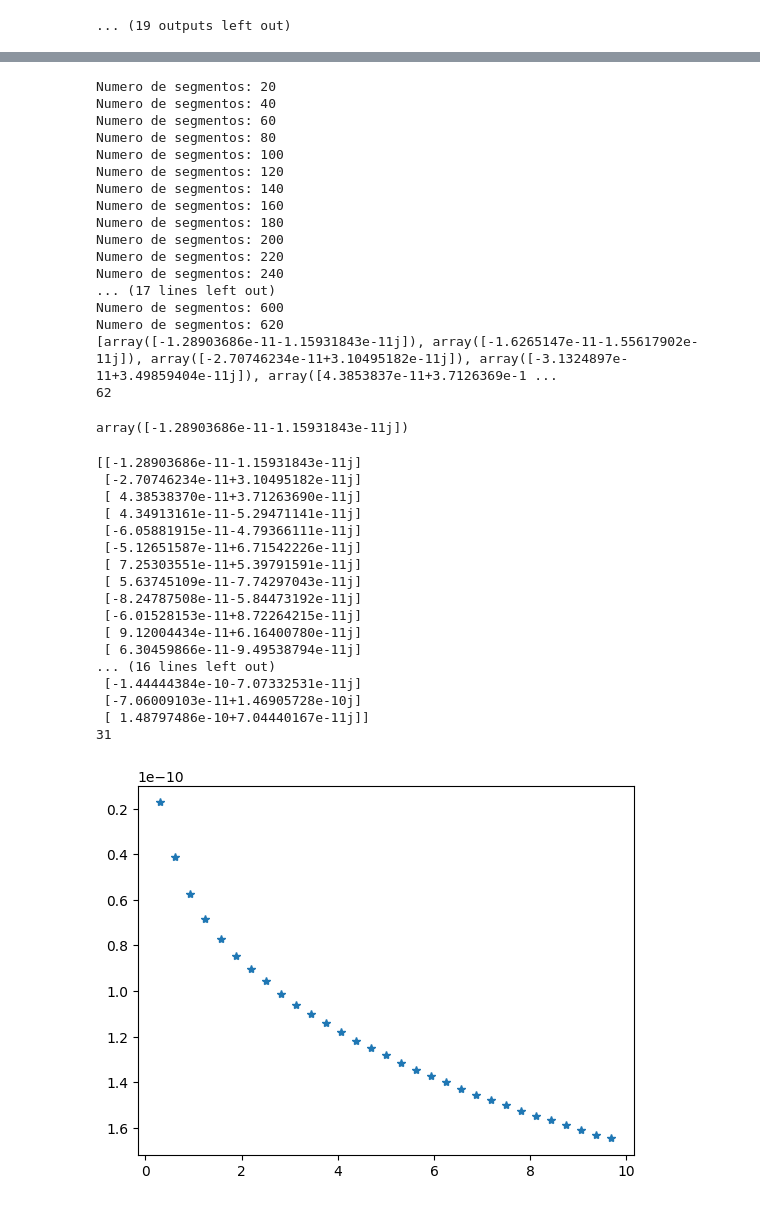
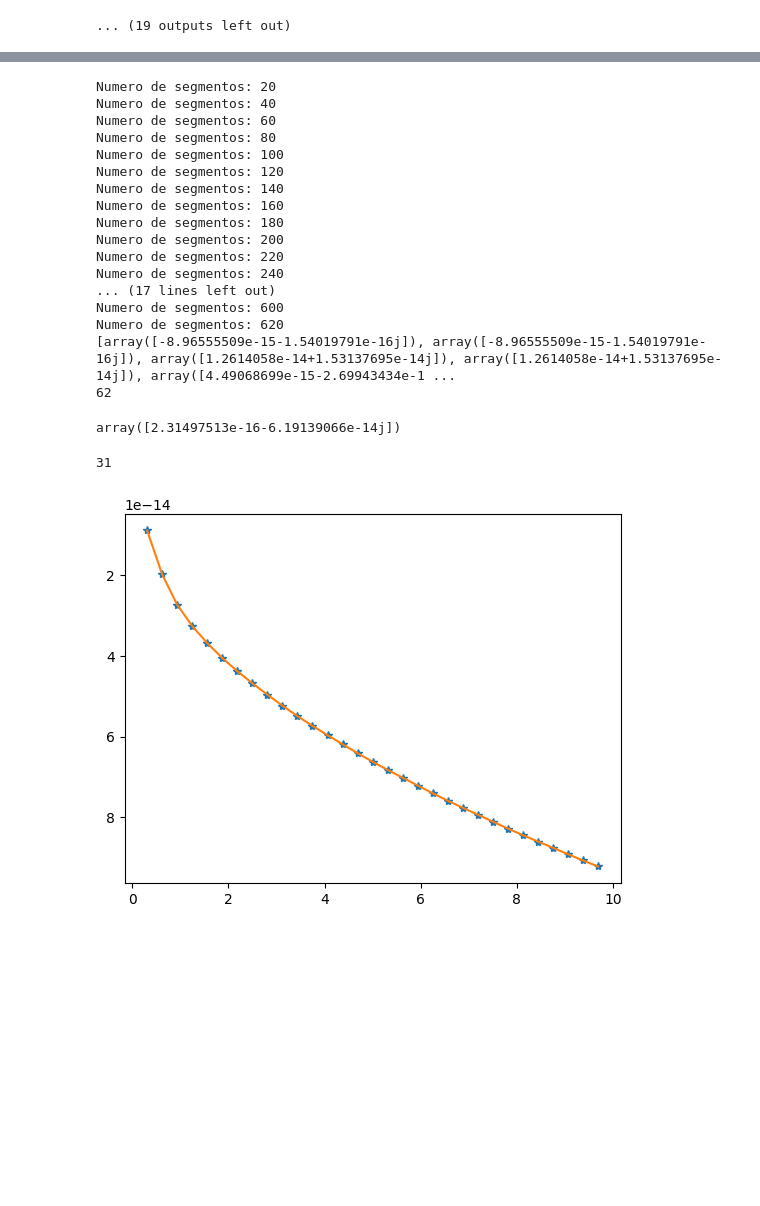
Before and after one commit to seismomat/IBEM, a Jupyter notebook: IBEM_General.ipynb, the cells around one changed output, grey strips where cells are left out. Drawn from its saved outputs; the diff is of its cells as text; code cells hidden in the pictures; blank space fills up the shorter version.

```diff
--- a/IBEM_General.ipynb
+++ b/IBEM_General.ipynb
@@ -367,7 +371,7 @@ for i in range(len(f)):
 # %%
 '''
 #Calculando los desplazamientos:
-punto=np.array([3000,0])
+punto=np.array([5000,0])
 nlen=len(punto)
 print(nlen)
 
@@ -403,4 +405,10 @@ print(MG22)
 #print(solucionG[0][1])
 #print(k)
 #print(MG22[0])
+#print(len(solucionG[1][:]))
+print((segmento[1]))
+punto=np.array([3000,0])
+punto_seg=segmento*0+punto
+print((punto_seg))
+print(len(dx))
 # %% [output]
@@ -407,0 +424,17 @@ print(MG22)
+# %%
+punto=np.array([5000,0])
+nlen=1
+
+u=[]
+
+for frec in range(len(f)):
+  segmento, xp, ns=segmentos(L,dx[frec])
+
+  punto_seg=segmento*0+punto
+  u_aux=solucionG[frec][:]*G22(k[frec],segmento,punto_seg,beta,rho)
+  #print(u_aux)
+  u_suma=np.sum(u_aux)
+  #print(u_suma)
+  u.append(u_suma)
+
+print(len(u))
@@ -408,4 +449,5 @@ print(MG22)
 # %%
+
 punto=np.array([[3000,0],[7000,0]])
 nlen=2
 
@@ -425,7 +467,8 @@ for i in range(len(f)):
       #print(aux)
       #MG22.append(aux)
       #aux2=aux2+solucionG[i][l]*MG22[l]
-      aux2=aux2+solucionG[i][l]*Int_G22(n,l,k[i],segmento,punto,normal)
+      aux2=aux2+solucionG[i][l]*G22(k[i],segmento[l],punto,beta,rho)
+      #aux2=aux2+solucionG[i][l]*Int_G22(n,l,k[i],segmento,punto,normal)
     u.append(aux2)
 #print(MG22)
 #print(len(MG22))
@@ -447,48 +490,36 @@ Numero de segmentos: 240
 ... (17 lines left out)
 Numero de segmentos: 600
 Numero de segmentos: 620
-[array([-1.28903686e-11-1.15931843e-11j]), array([-1.6265147e-11-1.55617902e-11j]), array([-2.70746234e-11+3.10495182e-11j]), array([-3.1324897e-11+3.49859404e-11j]), array([4.3853837e-11+3.7126369e-1 ...
+[array([-8.96555509e-15-1.54019791e-16j]), array([-8.96555509e-15-1.54019791e-16j]), array([1.2614058e-14+1.53137695e-14j]), array([1.2614058e-14+1.53137695e-14j]), array([4.49068699e-15-2.69943434e-1 ...
 62
 # %%
-u[0]
+u[27]
 # %% [output]
-array([-1.28903686e-11-1.15931843e-11j])
+array([2.31497513e-16-6.19139066e-14j])
 # %%
+
 #Separar arreglo por estaciones
 E1=[]
 E2=[]
 for i in range(len(u)):
   if i%2==0:
     E1.append(u[i])
   else:
     E2.append(u[i])
 
 E1A=np.array(E1)
 E2A=np.array(E2)
 prueba=E1A[::-1]
-print(E1A)
+#print(E1A)
 print(len(E1A))
 
 plt.plot(f,abs(E1A),'*')
 plt.gca().invert_yaxis()
+
+plt.plot(f,abs(E2A),'-')
+
 plt.show()
 # %% [output]
-[[-1.28903686e-11-1.15931843e-11j]
- [-2.70746234e-11+3.10495182e-11j]
- [ 4.38538370e-11+3.71263690e-11j]
- [ 4.34913161e-11-5.29471141e-11j]
- [-6.05881915e-11-4.79366111e-11j]
- [-5.12651587e-11+6.71542226e-11j]
- [ 7.25303551e-11+5.39791591e-11j]
- [ 5.63745109e-11-7.74297043e-11j]
- [-8.24787508e-11-5.84473192e-11j]
- [-6.01528153e-11+8.72264215e-11j]
- [ 9.12004434e-11+6.16400780e-11j]
- [ 6.30459866e-11-9.49538794e-11j]
-... (16 lines left out)
- [-1.44444384e-10-7.07332531e-11j]
- [-7.06009103e-11+1.46905728e-10j]
- [ 1.48797486e-10+7.04440167e-11j]]
 31
-[figure, old version]
+[figure, new version]
 # %%
```
Also changed, not shown: parts of 19 cells of this notebook.
